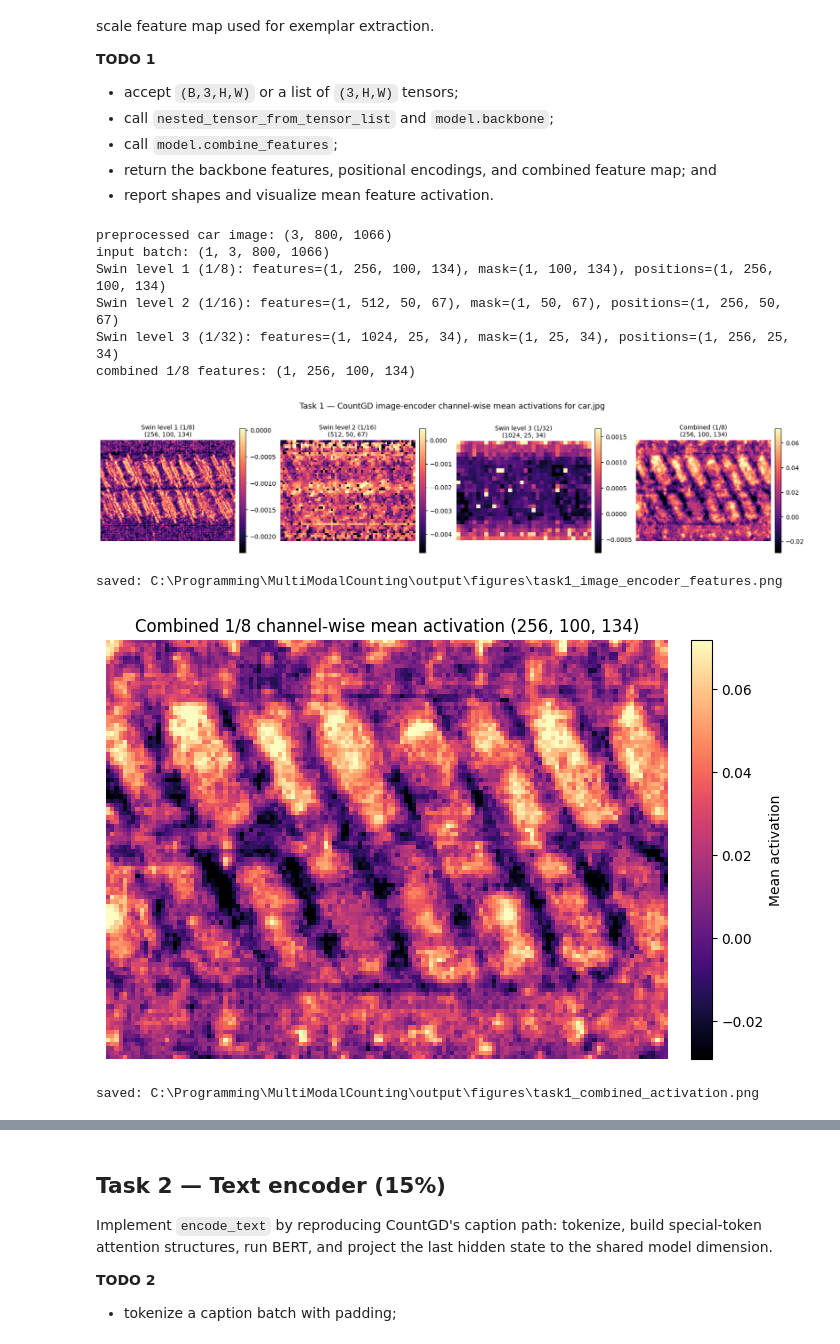
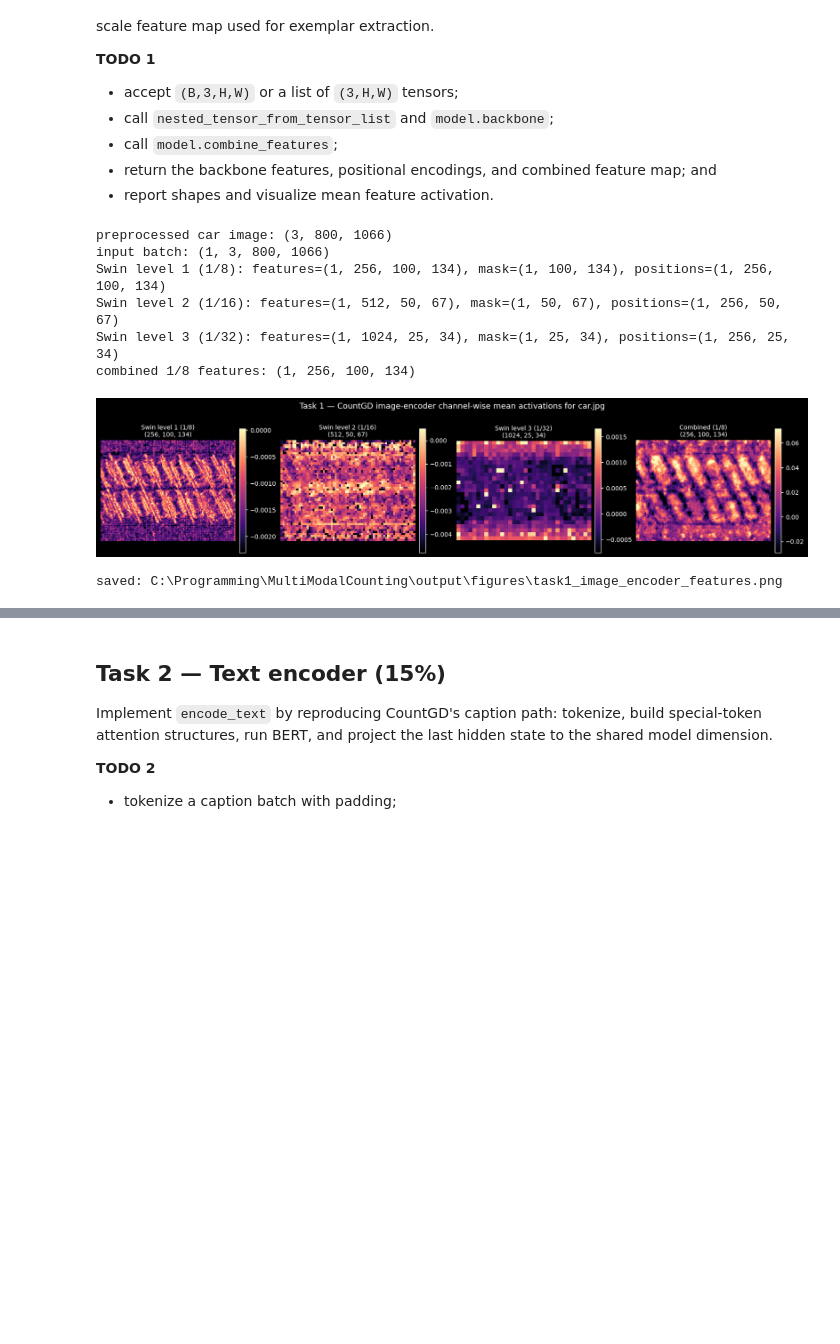
Before and after one commit to Konikelel/MultiModalCounting, a Jupyter notebook: Team02_SC5006_Project1.ipynb, the cells around one changed output, grey strips where cells are left out. Cells and saved outputs as stored; diff of their text form; code cells hidden in the pictures; blank space fills up the shorter version.

```diff
--- a/Team02_SC5006_Project1.ipynb
+++ b/Team02_SC5006_Project1.ipynb
@@ -220,57 +220,32 @@ panel_titles = [
     for level, (stride, tensor) in enumerate(zip(strides, feature_tensors), start=1)
 ]
 panel_titles.append(f"Combined (1/8)\n{tuple(COMBINED_FEATURES.shape[1:])}")
 
 fig, axes = plt.subplots(1, 4, figsize=(16, 3.8), constrained_layout=True)
 for ax, activation, title in zip(axes, activation_maps, panel_titles):
     vmin, vmax = np.percentile(activation, [1, 99])
     if not np.isfinite(vmin) or not np.isfinite(vmax) or vmax <= vmin:
         vmin, vmax = float(np.min(activation)), float(np.max(activation))
     if vmax <= vmin:
         vmax = vmin + 1e-6
     image = ax.imshow(activation, cmap="magma", vmin=vmin, vmax=vmax)
     ax.set_title(title, fontsize=10)
     ax.axis("off")
     fig.colorbar(image, ax=ax, fraction=0.046, pad=0.03)
 fig.suptitle(
     "Task 1 — CountGD image-encoder channel-wise mean activations for car.jpg",
     fontsize=13,
 )
 figure_path = OUTPUT / "task1_image_encoder_features.png"
 fig.savefig(figure_path, dpi=170, bbox_inches="tight")
 plt.show()
 print("saved:", figure_path)
-
-combined_activation = activation_maps[-1]
-activation_vmin, activation_vmax = np.percentile(combined_activation, [1, 99])
-if not np.isfinite(activation_vmin) or not np.isfinite(activation_vmax) or activation_vmax <= activation_vmin:
-    activation_vmin, activation_vmax = float(np.min(combined_activation)), float(np.max(combined_activation))
-if activation_vmax <= activation_vmin:
-    activation_vmax = activation_vmin + 1e-6
-
-activation_fig, activation_ax = plt.subplots(figsize=(7, 4.5), constrained_layout=True)
-activation_image = activation_ax.imshow(
-    combined_activation, cmap="magma", vmin=activation_vmin, vmax=activation_vmax
-)
-activation_ax.set_title(
-    f"Combined 1/8 channel-wise mean activation {tuple(COMBINED_FEATURES.shape[1:])}"
-)
-activation_ax.axis("off")
-activation_fig.colorbar(
-    activation_image, ax=activation_ax, label="Mean activation", fraction=0.046, pad=0.04
-)
-activation_path = OUTPUT / "task1_combined_activation.png"
-activation_fig.savefig(activation_path, dpi=170, bbox_inches="tight")
-plt.show()
-print("saved:", activation_path)
 # %% [output]
 preprocessed car image: (3, 800, 1066)
 input batch: (1, 3, 800, 1066)
 Swin level 1 (1/8): features=(1, 256, 100, 134), mask=(1, 100, 134), positions=(1, 256, 100, 134)
 Swin level 2 (1/16): features=(1, 512, 50, 67), mask=(1, 50, 67), positions=(1, 256, 50, 67)
 Swin level 3 (1/32): features=(1, 1024, 25, 34), mask=(1, 25, 34), positions=(1, 256, 25, 34)
 combined 1/8 features: (1, 256, 100, 134)
-[figure, old version]
+[figure, new version]
 saved: C:\Programming\MultiModalCounting\output\figures\task1_image_encoder_features.png
-[figure, removed]
-saved: C:\Programming\MultiModalCounting\output\figures\task1_combined_activation.png
```
Also changed, not shown: parts of 4 cells of this notebook.
